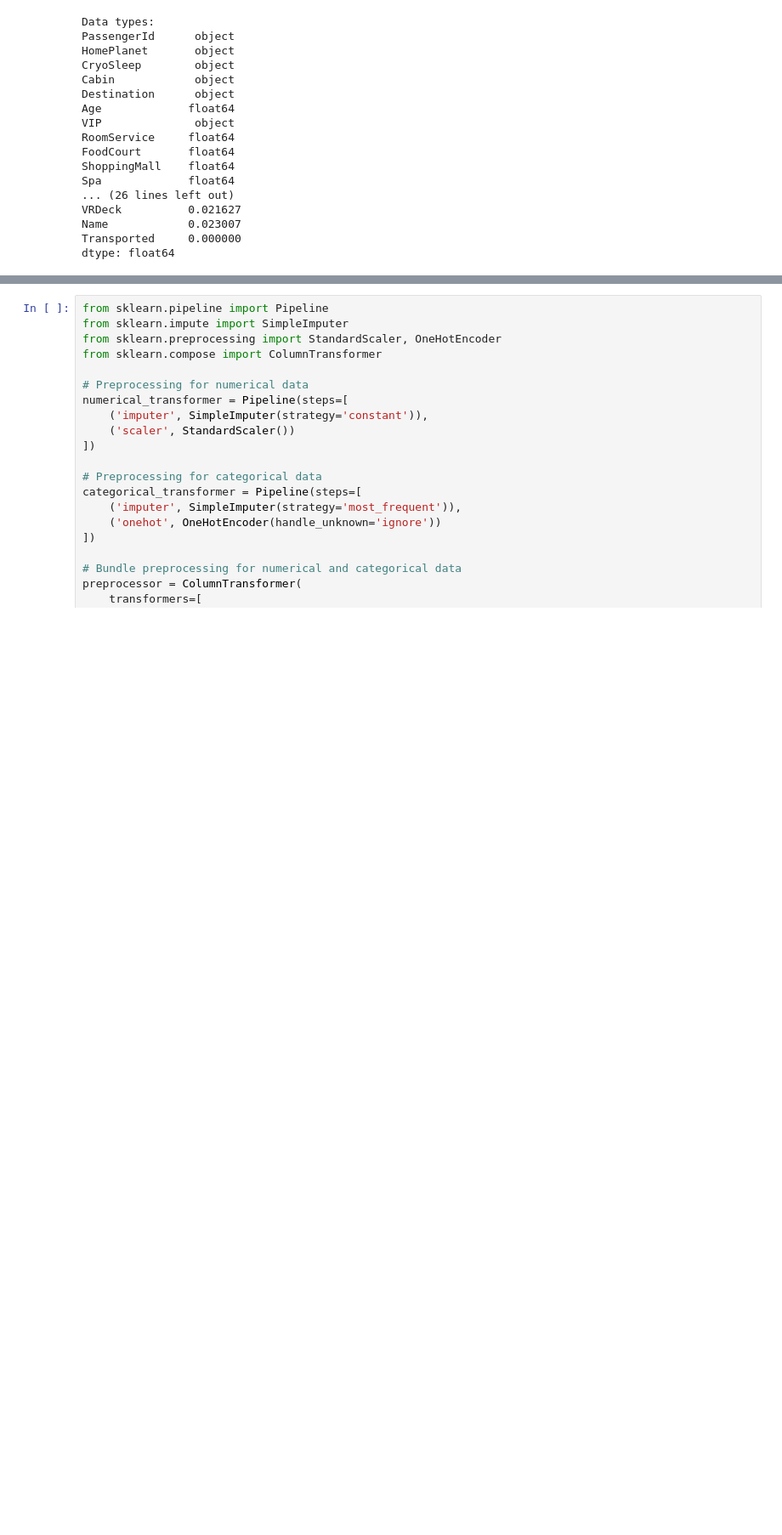
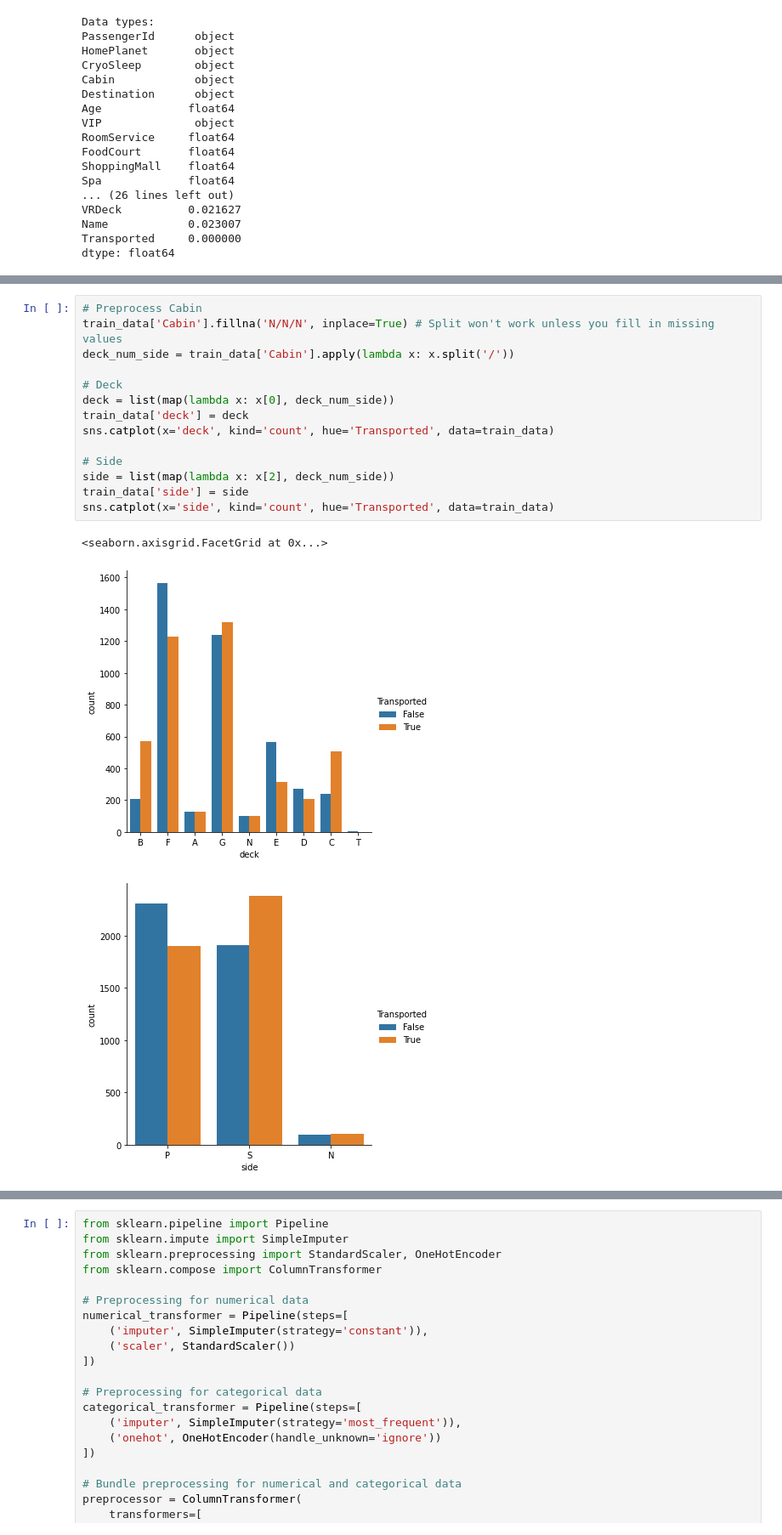
Before and after one commit to leemichaelwaters/spaceship-titanic, a Jupyter notebook: spaceship-titanic.ipynb, the cells around one changed output, grey strips where cells are left out. Shown: that part at 85% size. Cells and saved outputs as stored; diff of their text form; blank space fills up the shorter version.

```diff
--- a/spaceship-titanic.ipynb
+++ b/spaceship-titanic.ipynb
@@ -72,0 +129,18 @@ dtype: float64
+# %%
+# Preprocess Cabin
+train_data['Cabin'].fillna('N/N/N', inplace=True) # Split won't work unless you fill in missing values
+deck_num_side = train_data['Cabin'].apply(lambda x: x.split('/'))
+
+# Deck
+deck = list(map(lambda x: x[0], deck_num_side))
+train_data['deck'] = deck
+sns.catplot(x='deck', kind='count', hue='Transported', data=train_data)
+
+# Side
+side = list(map(lambda x: x[2], deck_num_side))
+train_data['side'] = side
+sns.catplot(x='side', kind='count', hue='Transported', data=train_data)
+# %% [output]
+<seaborn.axisgrid.FacetGrid at 0x...>
+[figure, added]
+[figure, added]
```
Also changed, not shown: parts of 10 cells of this notebook.
